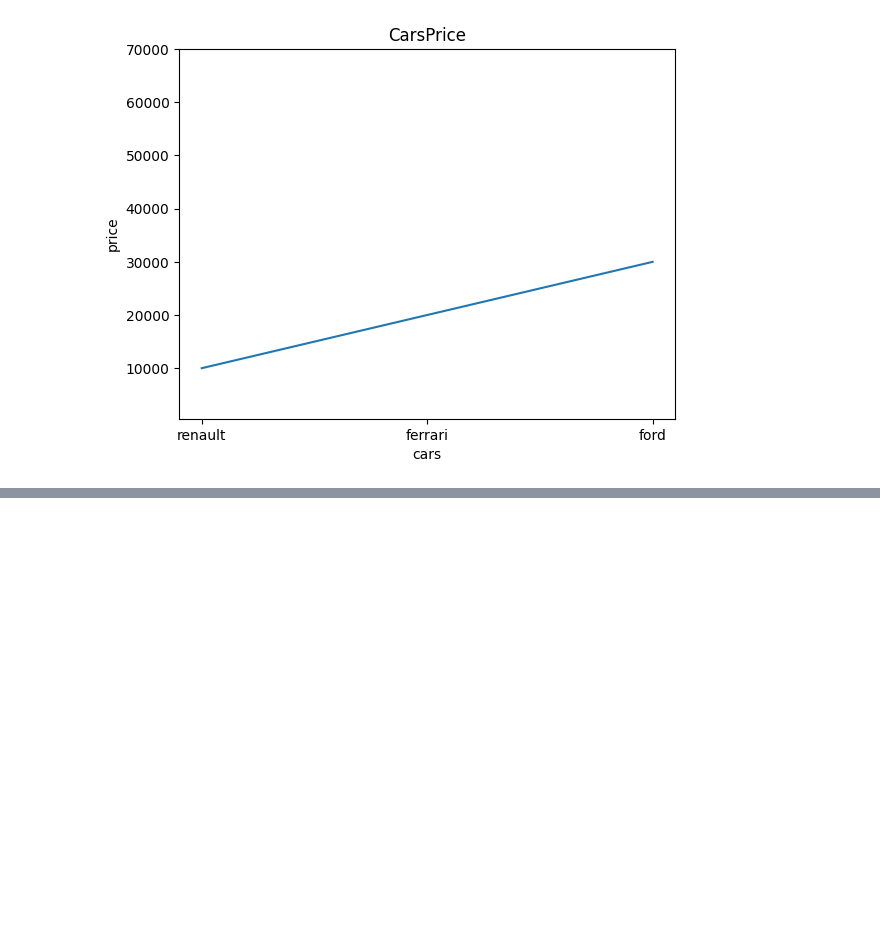
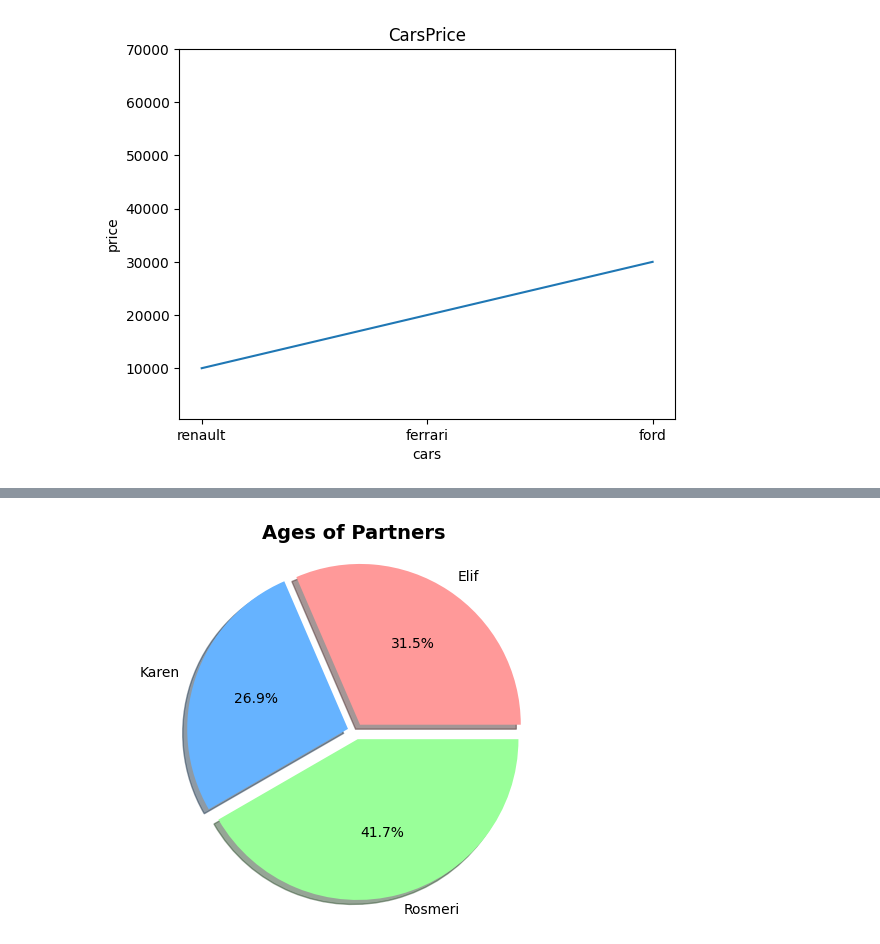
Before and after one commit to jdmartinezrs/K-NN_MODEL_KM_VEHICLE_PREDICTION, a Jupyter notebook: FuncionesNumpyPandasyMatplotlib.ipynb, the cells around one changed output, grey strips where cells are left out. Saved outputs shown, nothing was run; the diff lists cells and outputs as text; code cells hidden in the pictures; blank space fills up the shorter version.

```diff
--- a/FuncionesNumpyPandasyMatplotlib.ipynb
+++ b/FuncionesNumpyPandasyMatplotlib.ipynb
@@ -129,0 +140,20 @@ plt.show()
+# %%
+import matplotlib.pyplot as plt
+
+# Datos
+names = ['Elif', 'Karen', 'Rosmeri']
+edad = [34, 29, 45]
+
+# Personalización
+colors = ['#ff9999','#66b3ff','#99ff99']
+explode = (0.05, 0.05, 0.05)
+
+# Crear gráfico de pastel
+plt.pie(edad, labels=names, autopct='%1.1f%%', colors=colors, explode=explode, shadow=True)
+plt.title('Ages of Partners', fontsize=14, fontweight='bold')
+plt.axis('equal')  # Asegura forma circular
+
+# Mostrar gráfico
+plt.show()
+# %% [output]
+[figure, added]
```
Also changed, not shown: parts of 2 cells of this notebook.
